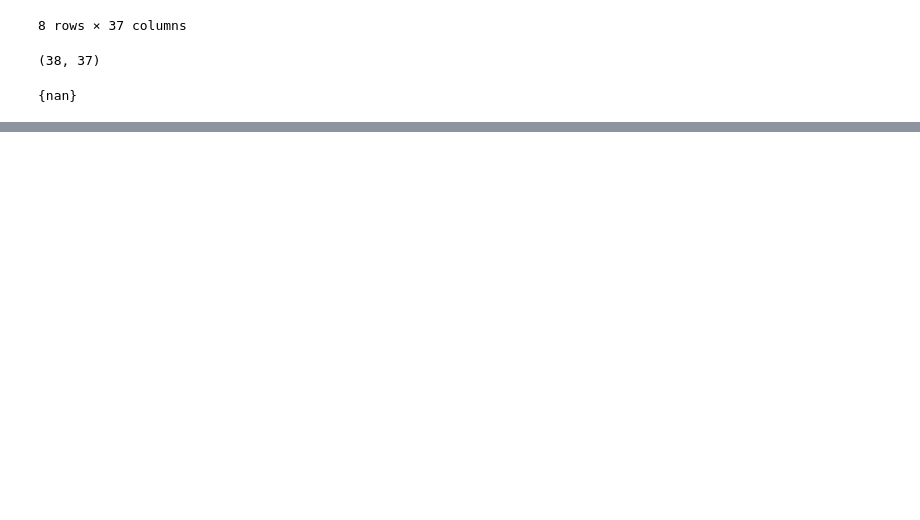
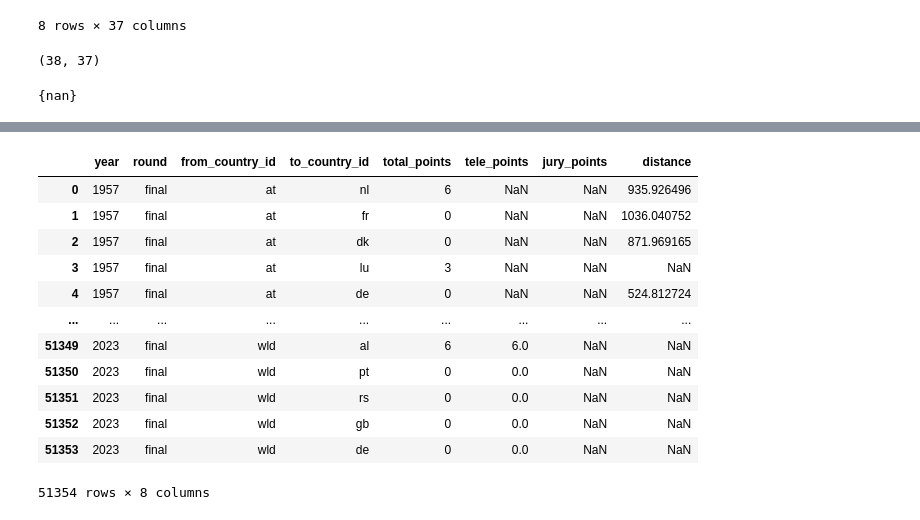
Before and after one commit to kluedemann/eurovision-voting-analysis, a Jupyter notebook: eurovision_distances.ipynb, the cells around one changed output, grey strips where cells are left out. Drawn from its saved outputs; the diff is of its cells as text; code cells hidden in the pictures; blank space fills up the shorter version.

```diff
--- a/eurovision_distances.ipynb
+++ b/eurovision_distances.ipynb
@@ -82,0 +86,2 @@ set(european_capitals) - set(european_cities["name"])
+# %%
+votes_df = pd.read_csv("data/votes.csv")
@@ -82,0 +156,5 @@ set(european_capitals) - set(european_cities["name"])
+# %%
+distance_stack = distance_df_km.stack().rename("distance").to_frame()
+distance_stack.index = distance_stack.index.rename(["from", "to"])
+distance_stack = distance_stack.reset_index()
+distance_stack
@@ -82,0 +175,8 @@ set(european_capitals) - set(european_cities["name"])
+# %%
+joined_df = countries.merge(distance_stack, left_on="capital", right_on="from")
+joined_df["from_id"] = joined_df["code"]
+joined_df = joined_df[["from_id", "to", "distance"]]
+joined_df = countries.merge(joined_df, left_on="capital", right_on="to")
+joined_df["to_id"] = joined_df["code"]
+joined_df = joined_df[["from_id", "to_id", "distance"]]
+joined_df
@@ -82,0 +197,18 @@ set(european_capitals) - set(european_cities["name"])
+# %%
+votes_merged = votes_df.merge(joined_df, left_on=["from_country_id", "to_country_id"], right_on=["from_id", "to_id"], how="left")
+votes_merged = votes_merged.drop(["from_id", "to_id", "from_country", "to_country"], axis=1)
+votes_merged
+# %% [output]
+|  | year | round | from_country_id | to_country_id | total_points | tele_points | jury_points | distance |
+| 0 | 1957 | final | at | nl | 6 | NaN | NaN | 935.926496 |
+| 1 | 1957 | final | at | fr | 0 | NaN | NaN | 1036.040752 |
+| 2 | 1957 | final | at | dk | 0 | NaN | NaN | 871.969165 |
+| 3 | 1957 | final | at | lu | 3 | NaN | NaN | NaN |
+| 4 | 1957 | final | at | de | 0 | NaN | NaN | 524.812724 |
+| ... | ... | ... | ... | ... | ... | ... | ... | ... |
+| 51349 | 2023 | final | wld | al | 6 | 6.0 | NaN | NaN |
+| 51350 | 2023 | final | wld | pt | 0 | 0.0 | NaN | NaN |
+| 51351 | 2023 | final | wld | rs | 0 | 0.0 | NaN | NaN |
+| 51352 | 2023 | final | wld | gb | 0 | 0.0 | NaN | NaN |
+| 51353 | 2023 | final | wld | de | 0 | 0.0 | NaN | NaN |
+51354 rows × 8 columns
```
Also changed, not shown: parts of 8 cells of this notebook, 1 other file.
